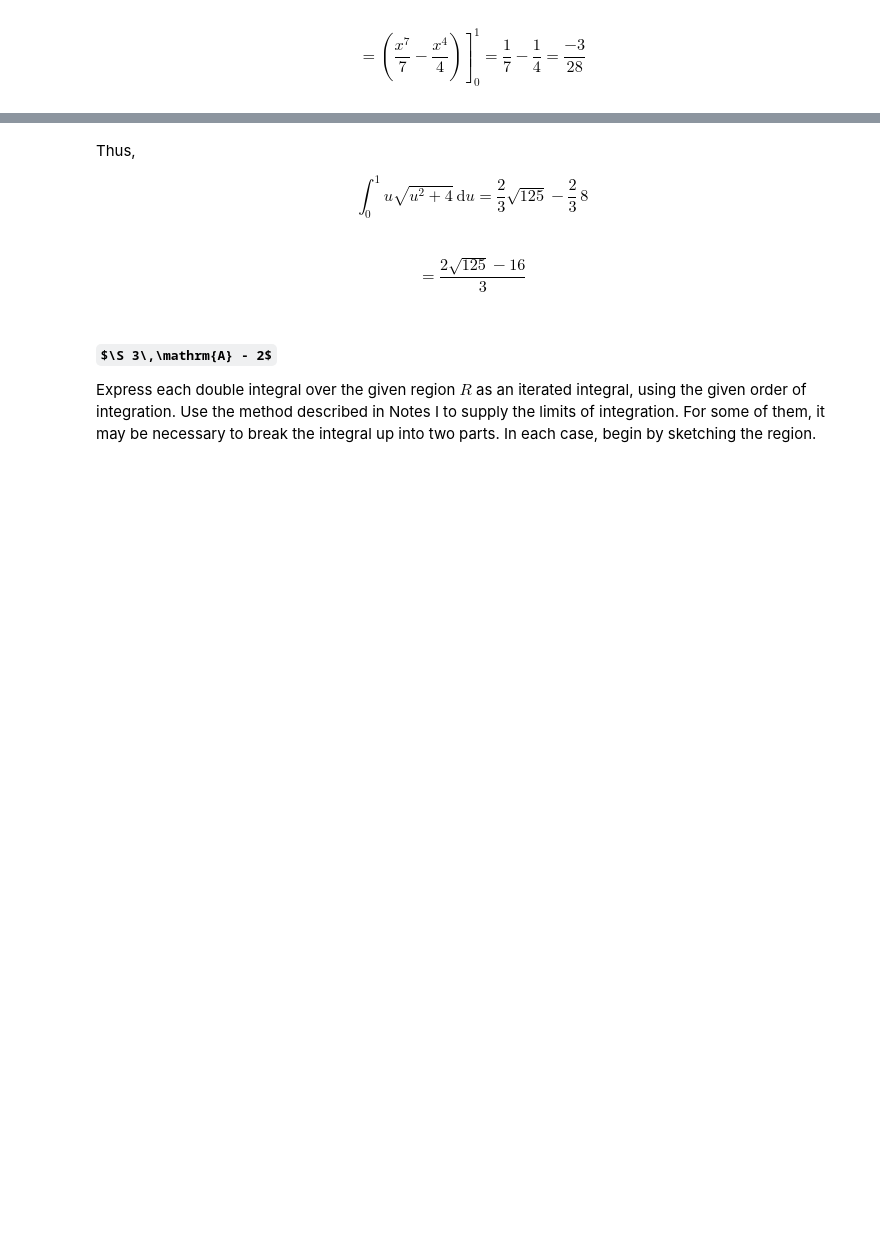
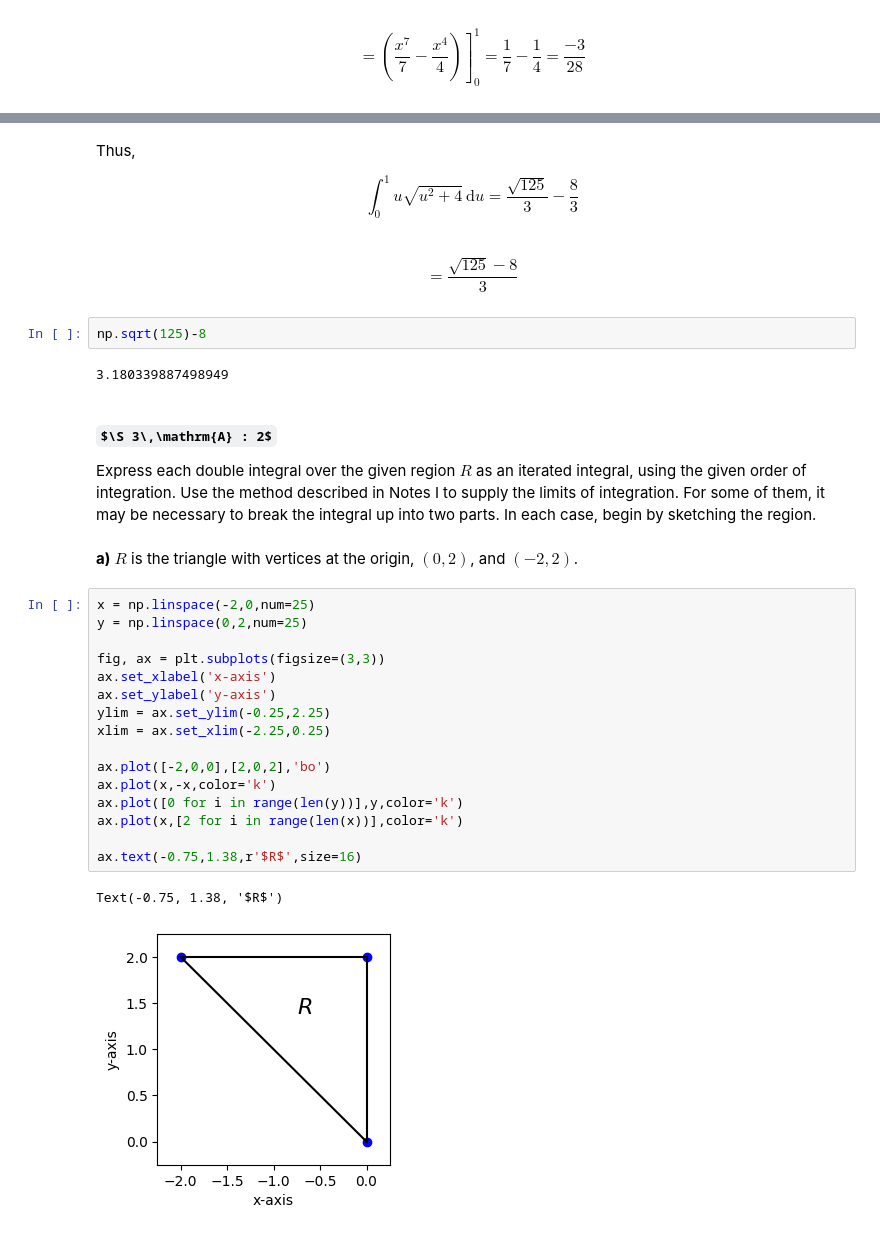
Before and after one commit to jordandll/MultivariableCalculus, a Jupyter notebook: DoubleIntegrals/DoubleIntegrals/PSets/pset7.ipynb, the cells around one changed output, grey strips where cells are left out. Drawn from its saved outputs; the diff is of its cells as text; some formulas as TeX source; blank space fills up the shorter version.

```diff
--- a/DoubleIntegrals/DoubleIntegrals/PSets/pset7.ipynb
+++ b/DoubleIntegrals/DoubleIntegrals/PSets/pset7.ipynb
@@ -37,13 +39,38 @@ $$ \int u\sqrt{u^2+4}\,\mathrm{d}u = \frac{2}{3}\,\sqrt{\big(u^2+4\big)^3} + K$$
 # %% [markdown]
 Thus,
 
-$$ \int_0^1 u\sqrt{u^2+4}\,\mathrm{d}u = \frac{2}{3}\sqrt{125} - \frac{2}{3}\,8$$
+$$ \int_0^1 u\sqrt{u^2+4}\,\mathrm{d}u = \frac{\sqrt{125}}{3} - \frac{8}{3}$$
 # %% [markdown]
-$$ = \frac{2\sqrt{125} - 16}{3}$$
+$$ = \frac{\sqrt{125} - 8}{3}$$
+# %%
+np.sqrt(125)-8
+# %% [output]
+3.180339887498949
 # %% [markdown]
-#### $\S 3\,\mathrm{A} - 2$
+#### $\S 3\,\mathrm{A} : 2$
 
 Express each double integral over the given region $R$ as an iterated integral, using
 the given order of integration. Use the method described in Notes I to supply the limits of
 integration. For some of them, it may be necessary to break the integral up into two parts.
 In each case, begin by sketching the region.
+# %% [markdown]
+**a)**  $R$ is the triangle with vertices at the origin, $(0,2)$, and $(-2,2)$.
+# %%
+x = np.linspace(-2,0,num=25)
+y = np.linspace(0,2,num=25)
+
+fig, ax = plt.subplots(figsize=(3,3))
+ax.set_xlabel('x-axis')
+ax.set_ylabel('y-axis')
+ylim = ax.set_ylim(-0.25,2.25)
+xlim = ax.set_xlim(-2.25,0.25)
+
+ax.plot([-2,0,0],[2,0,2],'bo')
+ax.plot(x,-x,color='k')
+ax.plot([0 for i in range(len(y))],y,color='k')
+ax.plot(x,[2 for i in range(len(x))],color='k')
+
+ax.text(-0.75,1.38,r'$R$',size=16)
+# %% [output]
+Text(-0.75, 1.38, '$R$')
+[figure, added]
```
Also changed, not shown: parts of 19 cells of this notebook.
